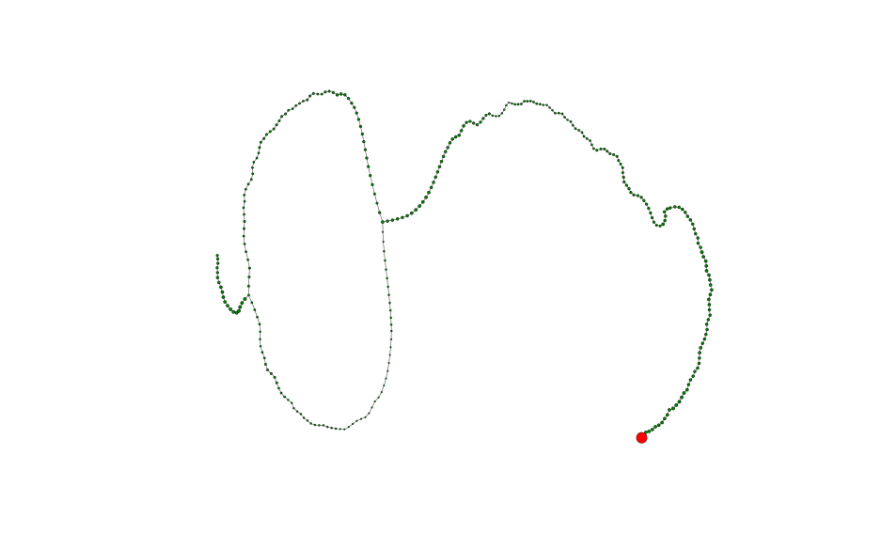
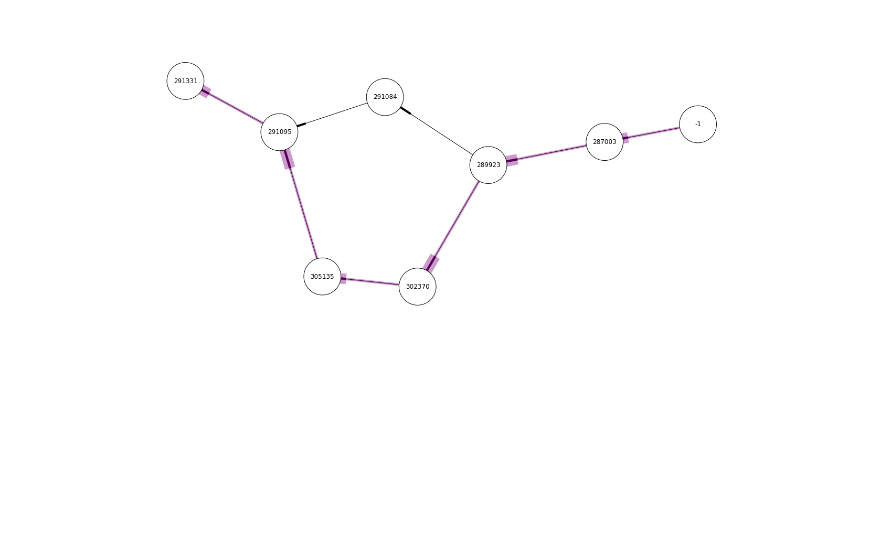
Before and after one commit to damiankao/trinity-visualization, a Jupyter notebook: trinity_vis.ipynb, the cells around one changed output. Drawn from its saved outputs; the diff is of its cells as text; code cells hidden in the pictures; blank space fills up the shorter version.

Commit message:
network graph

```diff
--- a/trinity_vis.ipynb
+++ b/trinity_vis.ipynb
@@ -28,11 +32,99 @@ def graphComp(cid):
 
     for item in graphData:
         graph.add_edge(item[1],item[0])
-    print 'Nodes linked to root node (red):\n' + '\n'.join([n + ': ' + graph.node[n]['seq'] for n in graph.neighbors('-1')])
     plt.figure(figsize=[30,20])
     nx.draw_graphviz(graph, prog='sfdp',
                      node_size = [graph.node[n]['size'] for n in graph.nodes()],
                      node_color = [graph.node[n]['color'] for n in graph.nodes()])
 
+def networkComp(cid):
+    prepath = 'resource/Component_bins/Cbin0/'
+    graphData = [x.split() for x in open(prepath + 'c' + str(cid) + '.graph.out').read().strip().split('\n')[1:]]
+    graph = nx.MultiDiGraph()
+
+    #iterate through graph once to get all essential nodes
+    path = []
+    nodes = []
+    for item in graphData:
+        current = item[0]
+        prev = item[1]
+        seq = item[-2]
+
+        if len(path) == 0:
+            path = [prev, current]
+        else:
+            if path[-1] == prev:
+                path.append(current)
+            else:
+                nodes.append(path[0])
+                nodes.append(path[-1])
+                path = [prev, current]
+
+    nodes.append(path[0])
+    nodes.append(path[-1])
+
+    #get essential nodes from probable path file
+    probPaths = [[node.split(':')[0] for node in line.split('path=')[-1][1:-1].split()]\
+                  for line in open(prepath + 'c' + str(cid) + '.graph.allProbPaths.fasta').read().strip().split('\n') \
+                  if line[0] == '>']
+    nodes.extend(sum(probPaths,[]))
+    nodes = list(set(nodes))
+    #iterate through again to connect essential
+    path = []
+    for item in graphData:
+        current = item[0]
+        prev = item[1]
+        seq = item[-2]
+
+        if len(path) == 0:
+            path = [prev, current]
+        else:
+            if path[-1] == prev:
+                path.append(current)
+            else:
+                addPath = []
+                for node in path:
+                    if node in nodes:
+                        addPath.append(node)
+                graph.add_path(addPath)
+                path = [prev, current]
+    addPath = []
+    for node in path:
+        if node in nodes:
+            addPath.append(node)
+    graph.add_path(addPath)
+
+    plt.figure(figsize=[25,10])
+    plt.axis('off')
+    plt.rcParams['text.usetex'] = False
+    pos = nx.graphviz_layout(graph,prog='sfdp')
+
+    nx.draw_networkx_nodes(graph,pos,node_size=5000, node_color='white')
+    nx.draw_networkx_edges(graph,pos,width=1)
+    nx.draw_networkx_labels(graph,pos)
+    colors = ['red','blue','green','purple']
+
+    print 'Number of probable paths: ', len(probPaths)
+    for y, probPath in enumerate(probPaths):
+        edgelist = [('-1',probPath[0])]
+        for i in range(0,len(probPath) - 1, 1):
+            shortest = nx.shortest_path(graph, probPath[i],probPath[i+1])
+            [edgelist.append((shortest[a],shortest[a+1])) for a in range(0,len(shortest) - 1, 1)]
+        edgelist.append((probPath[-1],graph.neighbors(probPath[-1])[0]))
+        nodeList = sum(edgelist,())
+        edgePos = []
+        for k,v in pos.items():
+            if k != '-1' and k in nodeList:
+                if graph.node[k].has_key('path'):
+                    edgePos.append((k, (v[0], graph.node[k]['path'] + 3)))
+                else:
+                    edgePos.append((k, (v[0], v[1])))
+                    graph.node[k]['path'] = v[1] + 3
+            if k == '-1':
+                edgePos.append(('-1',(pos['-1'][0],pos['-1'][1])))
+        edgePos = dict(edgePos)
+        nx.draw_networkx_edges(graph,edgePos,edgelist = edgelist, width = 5, alpha=0.4,edge_color=colors.pop())
+
+networkComp('445')
 graphComp('445')
 # %% [output]
@@ -41 +132 @@ Nodes linked to root node (red):
-[figure, old version]
+[figure, new version]
```
Also changed, not shown: parts of 7 cells of this notebook.
